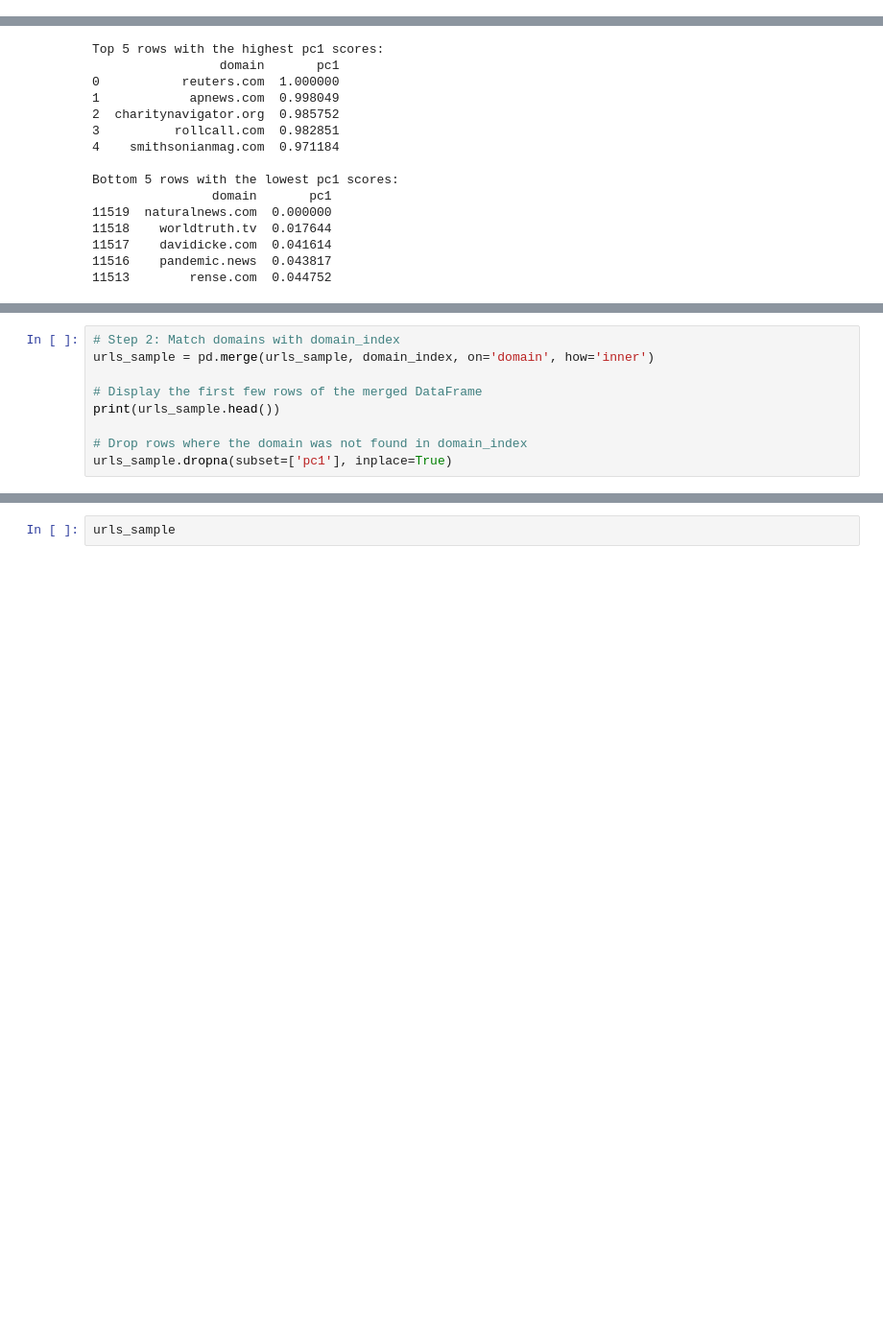
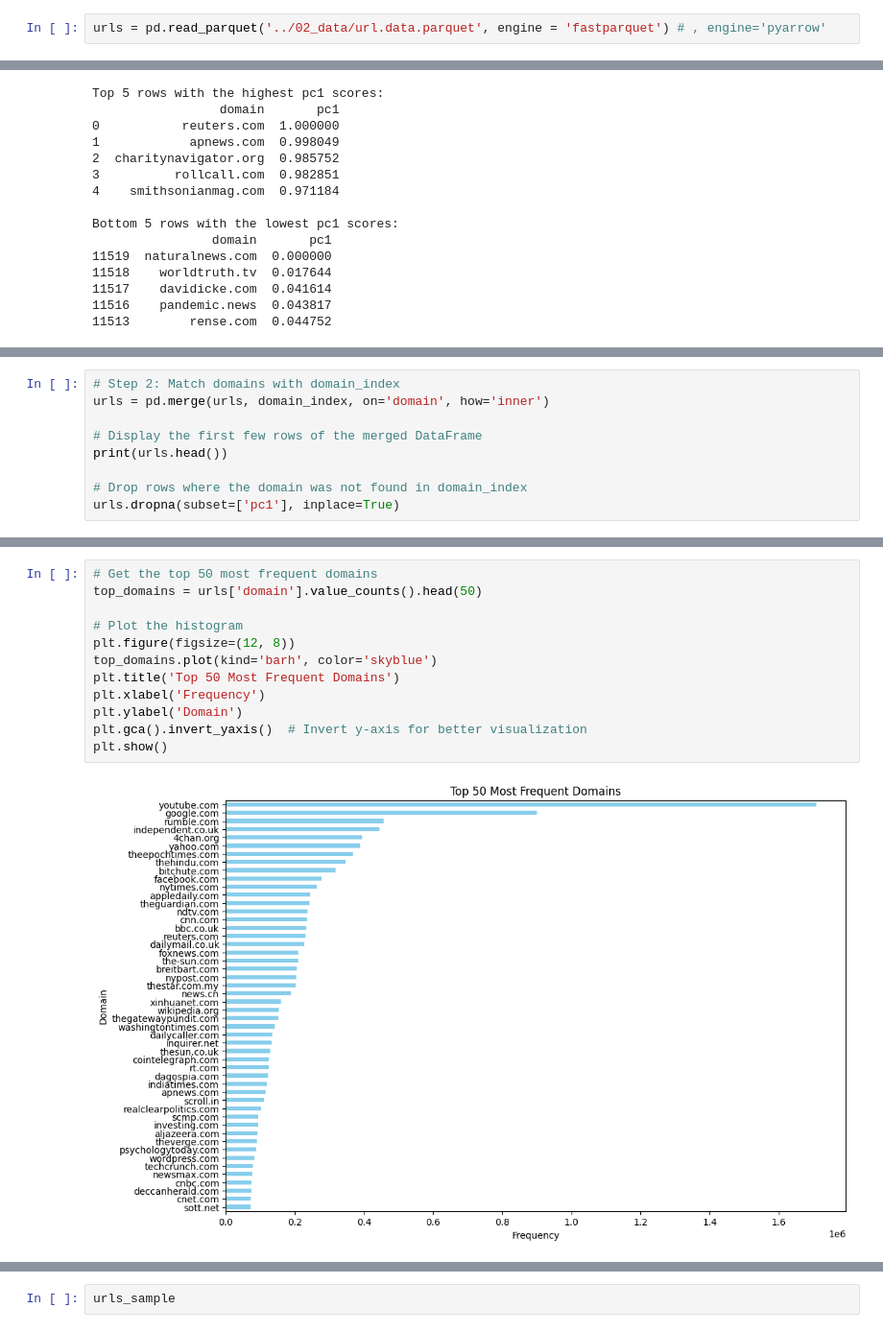
Before and after one commit to Raphaaella/MA_Thesis, a Jupyter notebook: 01_code/merge_URL_domain.ipynb, the cells around one changed output, grey strips where cells are left out. Shown: that part at 96% size. Drawn from its saved outputs; the diff is of its cells as text; blank space fills up the shorter version.

```diff
--- a/01_code/merge_URL_domain.ipynb
+++ b/01_code/merge_URL_domain.ipynb
@@ -24,3 +28,5 @@ urls_sample = pd.read_csv('../02_data/url_sample_with_titles.csv')
+# %%
+urls = pd.read_parquet('../02_data/url.data.parquet', engine = 'fastparquet') # , engine='pyarrow'
 # %%
 chat_url_shares = load_npz('../02_data/chat_url_shares.npz')
 # %%
@@ -85,10 +93,10 @@ Bottom 5 rows with the lowest pc1 scores:
 # %%
 # Step 2: Match domains with domain_index
-urls_sample = pd.merge(urls_sample, domain_index, on='domain', how='inner')
+urls = pd.merge(urls, domain_index, on='domain', how='inner')
 
 # Display the first few rows of the merged DataFrame
-print(urls_sample.head())
+print(urls.head())
 
 # Drop rows where the domain was not found in domain_index
-urls_sample.dropna(subset=['pc1'], inplace=True)
+urls.dropna(subset=['pc1'], inplace=True)
 # %% [output]
@@ -145,0 +154,14 @@ print(urls_sample.head())
+# %%
+# Get the top 50 most frequent domains
+top_domains = urls['domain'].value_counts().head(50)
+
+# Plot the histogram
+plt.figure(figsize=(12, 8))
+top_domains.plot(kind='barh', color='skyblue')
+plt.title('Top 50 Most Frequent Domains')
+plt.xlabel('Frequency')
+plt.ylabel('Domain')
+plt.gca().invert_yaxis()  # Invert y-axis for better visualization
+plt.show()
+# %% [output]
+[figure, added]
```
Also changed, not shown: parts of 29 cells of this notebook, 4 other files.
